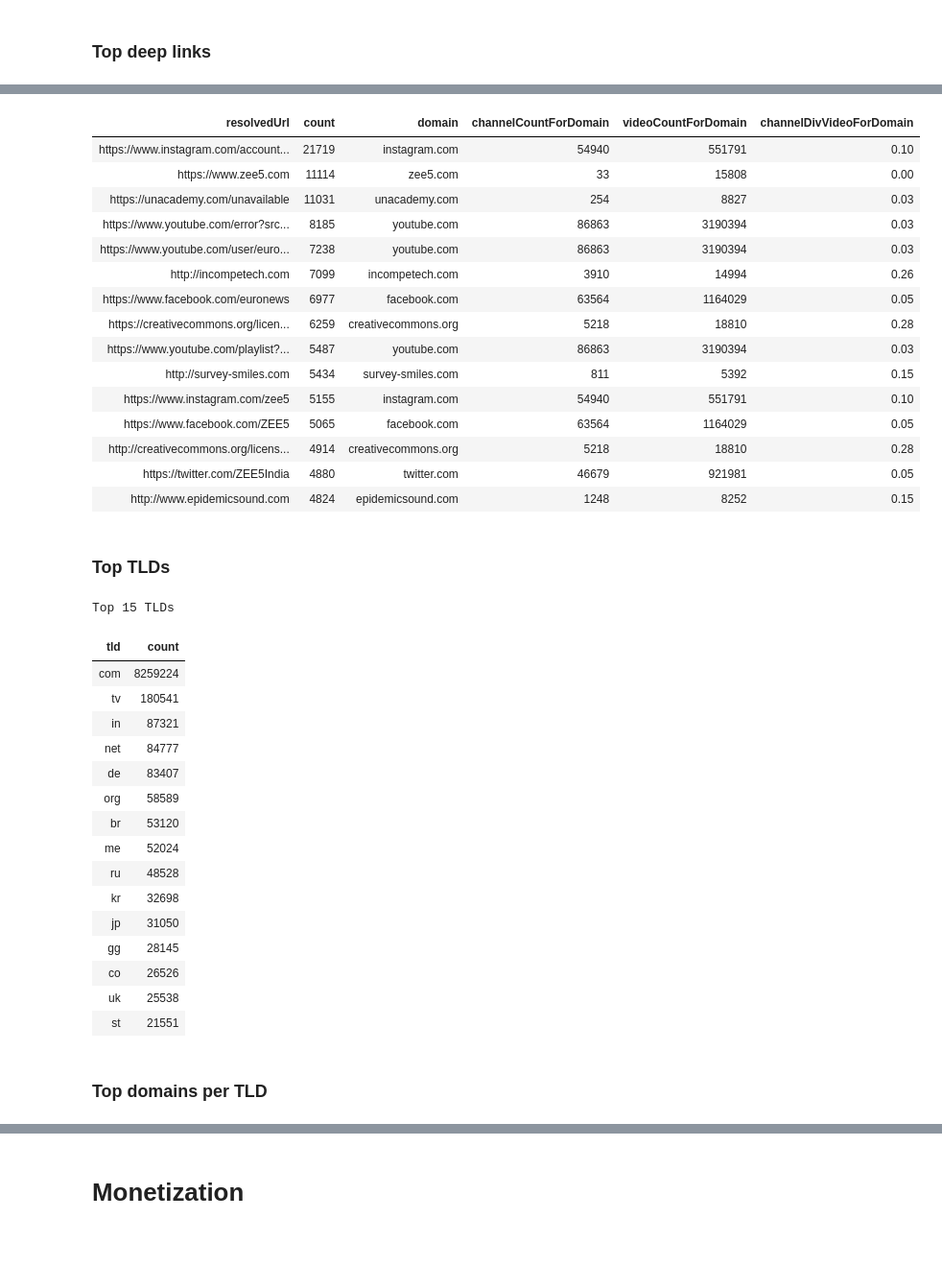
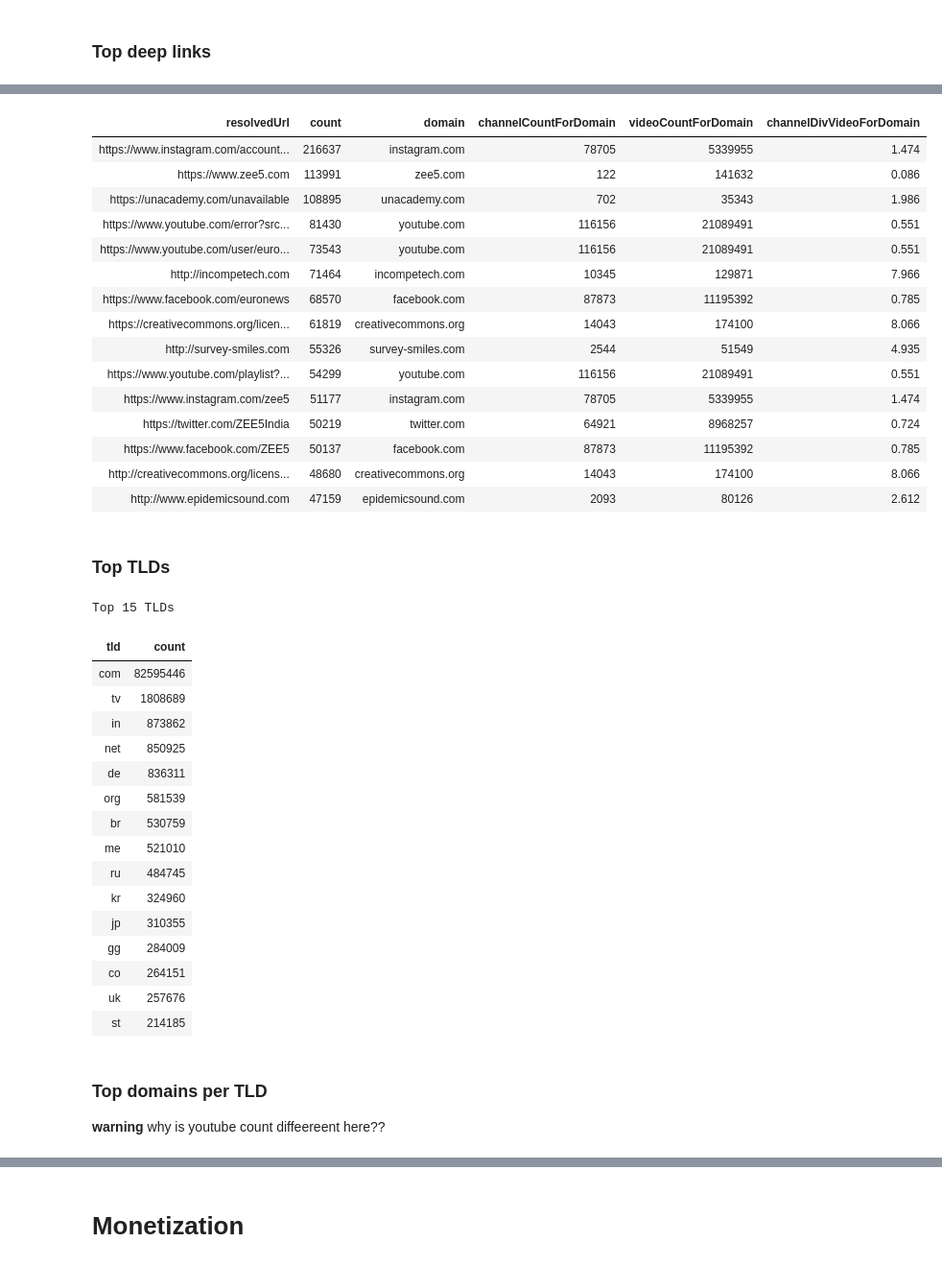
Before and after one commit to ErikBorra/yt_url_analysis, a Jupyter notebook: urls_analysis.ipynb, the cells around one changed output, grey strips where cells are left out. Shown: that part at 96% size. Drawn from its saved outputs; the diff is of its cells as text; code cells hidden in the pictures.

```diff
--- a/urls_analysis.ipynb
+++ b/urls_analysis.ipynb
@@ -5,11 +5,12 @@
 ### Data descriptions
 # %%
 sample_size = 100000000 # specifies the sample size
-sample_size = 10000000
-debug = False
+#sample_size = 10000000
+#sample_size = "all"
+debug = True
 extract_hosts = False
 parallel = True
-if sample_size > 100000000:
+if sample_size > 10000000:
     parallel = False
 limit = 15  # specifies the number of elements in lists and graphs
 n_cores = 12 # number of cores to use for parallelization
@@ -55,5 +68,5 @@ min date: 2005-11-12, max date: 2019-11-30
 # %%
 # get rid of columns we don't need
-pd_url_data = pd_url_data[["id", "hash", "channelId", "date", "year", "resolvedUrl", "resolved", "dead"]]
+pd_url_data = pd_url_data[["id", "hash", "channelId", "year", "resolvedUrl", "resolved", "dead"]]
 if debug:
     pd_url_data.info(verbose=False, memory_usage="deep")
@@ -276,7 +306,7 @@ channelCountForDomain = pd_url_data.groupby('domain')['channelId'].nunique()
 pd_url_data['channelCountForDomain'] = pd_url_data['domain'].map(channelCountForDomain)
 
 # add channels/videos for domains
-pd_url_data['channelDivVideoForDomain'] = round(pd_url_data['channelCountForDomain'] / pd_url_data['videoCountForDomain'], 2)
+pd_url_data['channelDivVideoForDomain'] = round(pd_url_data['channelCountForDomain'] / pd_url_data['videoCountForDomain'] * 100, 3)
 # %% [markdown]
 ### Top domains
 # %%
@@ -407,7 +437,7 @@ pd_url_data_groupedUrl = clean_data(pd_url_data_groupedUrl,False)
 
 pd_url_data_groupedUrl['channelCountForDomain'] = pd_url_data_groupedUrl['domain'].map(channelCountForDomain)
 pd_url_data_groupedUrl['videoCountForDomain'] = pd_url_data_groupedUrl['domain'].map(videoCountForDomain)
-pd_url_data_groupedUrl['channelDivVideoForDomain'] = round(pd_url_data_groupedUrl['channelCountForDomain'] / pd_url_data_groupedUrl['videoCountForDomain'],2)
+pd_url_data_groupedUrl['channelDivVideoForDomain'] = round(pd_url_data_groupedUrl['channelCountForDomain'] / pd_url_data_groupedUrl['videoCountForDomain'] * 100, 3)
 
 # print header
 print("Top %s resolvedUrl" % (limit))
@@ -422,20 +455,20 @@ gc.collect();
 Top 15 resolvedUrl
 | resolvedUrl | count | domain | channelCountForDomain | videoCountForDomain | channelDivVideoForDomain |
-| https://www.instagram.com/account... | 21719 | instagram.com | 54940 | 551791 | 0.10 |
-| https://www.zee5.com | 11114 | zee5.com | 33 | 15808 | 0.00 |
-| https://unacademy.com/unavailable | 11031 | unacademy.com | 254 | 8827 | 0.03 |
-| https://www.youtube.com/error?src... | 8185 | youtube.com | 86863 | 3190394 | 0.03 |
-| https://www.youtube.com/user/euro... | 7238 | youtube.com | 86863 | 3190394 | 0.03 |
-| http://incompetech.com | 7099 | incompetech.com | 3910 | 14994 | 0.26 |
-| https://www.facebook.com/euronews | 6977 | facebook.com | 63564 | 1164029 | 0.05 |
-| https://creativecommons.org/licen... | 6259 | creativecommons.org | 5218 | 18810 | 0.28 |
-| https://www.youtube.com/playlist?... | 5487 | youtube.com | 86863 | 3190394 | 0.03 |
-| http://survey-smiles.com | 5434 | survey-smiles.com | 811 | 5392 | 0.15 |
-| https://www.instagram.com/zee5 | 5155 | instagram.com | 54940 | 551791 | 0.10 |
-| https://www.facebook.com/ZEE5 | 5065 | facebook.com | 63564 | 1164029 | 0.05 |
-| http://creativecommons.org/licens... | 4914 | creativecommons.org | 5218 | 18810 | 0.28 |
-| https://twitter.com/ZEE5India | 4880 | twitter.com | 46679 | 921981 | 0.05 |
-| http://www.epidemicsound.com | 4824 | epidemicsound.com | 1248 | 8252 | 0.15 |
+| https://www.instagram.com/account... | 216637 | instagram.com | 78705 | 5339955 | 1.474 |
+| https://www.zee5.com | 113991 | zee5.com | 122 | 141632 | 0.086 |
+| https://unacademy.com/unavailable | 108895 | unacademy.com | 702 | 35343 | 1.986 |
+| https://www.youtube.com/error?src... | 81430 | youtube.com | 116156 | 21089491 | 0.551 |
+| https://www.youtube.com/user/euro... | 73543 | youtube.com | 116156 | 21089491 | 0.551 |
+| http://incompetech.com | 71464 | incompetech.com | 10345 | 129871 | 7.966 |
+| https://www.facebook.com/euronews | 68570 | facebook.com | 87873 | 11195392 | 0.785 |
+| https://creativecommons.org/licen... | 61819 | creativecommons.org | 14043 | 174100 | 8.066 |
+| http://survey-smiles.com | 55326 | survey-smiles.com | 2544 | 51549 | 4.935 |
+| https://www.youtube.com/playlist?... | 54299 | youtube.com | 116156 | 21089491 | 0.551 |
+| https://www.instagram.com/zee5 | 51177 | instagram.com | 78705 | 5339955 | 1.474 |
+| https://twitter.com/ZEE5India | 50219 | twitter.com | 64921 | 8968257 | 0.724 |
+| https://www.facebook.com/ZEE5 | 50137 | facebook.com | 87873 | 11195392 | 0.785 |
+| http://creativecommons.org/licens... | 48680 | creativecommons.org | 14043 | 174100 | 8.066 |
+| http://www.epidemicsound.com | 47159 | epidemicsound.com | 2093 | 80126 | 2.612 |
 # %%
 # free up memory
 del videoCountForChannel
@@ -458,23 +491,25 @@ display(pd_url_data_groupedTld.head(limit).style.hide_index())
 # %% [output]
 Top 15 TLDs
 | tld | count |
-| com | 8259224 |
-| tv | 180541 |
-| in | 87321 |
-| net | 84777 |
-| de | 83407 |
-| org | 58589 |
-| br | 53120 |
-| me | 52024 |
-| ru | 48528 |
-| kr | 32698 |
-| jp | 31050 |
-| gg | 28145 |
-| co | 26526 |
-| uk | 25538 |
-| st | 21551 |
+| com | 82595446 |
+| tv | 1808689 |
+| in | 873862 |
+| net | 850925 |
+| de | 836311 |
+| org | 581539 |
+| br | 530759 |
+| me | 521010 |
+| ru | 484745 |
+| kr | 324960 |
+| jp | 310355 |
+| gg | 284009 |
+| co | 264151 |
+| uk | 257676 |
+| st | 214185 |
 # %% [markdown]
 ### Top domains per TLD
+
+**warning** why is youtube count diffeereent here??
 # %%
 # for each tld, get limit domain
 print("Top domains per TLD")
```
Also changed, not shown: parts of 18 cells of this notebook.
